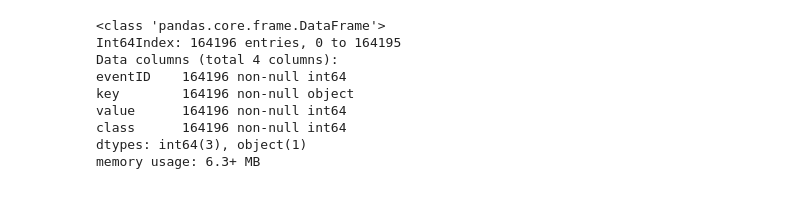
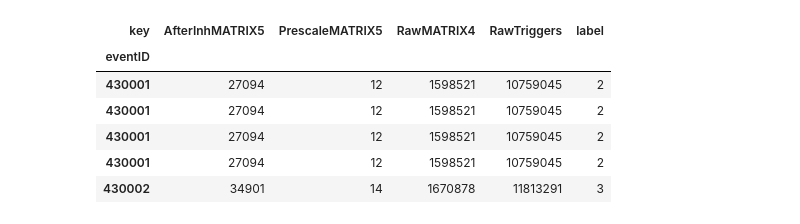
Before and after one commit to BDannowitz/polymath-progression-blog, a Jupyter notebook: violin-plots/Violin-Plot-Example.ipynb, the cells around one changed output. Cells and saved outputs as stored; diff of their text form; code cells hidden in the pictures.

```diff
--- a/violin-plots/Violin-Plot-Example.ipynb
+++ b/violin-plots/Violin-Plot-Example.ipynb
@@ -6 +59,18 @@ import numpy as np                  # For matrices, arrays, matrix math, and nan
+# %%
+# This pivoted DataFrame doesn't have the *class* field
+# Use the SQL-esque *merge* function to add it to each entry
+wide_df = (wide_df.merge(data_df[['eventID', 'label']],
+                         left_index=True,
+                         right_on='eventID')
+                  .set_index('eventID'))
+#wide_df['class'] = wide_df['class'].astype(int)
+wide_df.head()
+# %% [output]
+| key | AfterInhMATRIX5 | PrescaleMATRIX5 | RawMATRIX4 | RawTriggers | label |
+| eventID |  |  |  |  |  |
+| 430001 | 27094 | 12 | 1598521 | 10759045 | 2 |
+| 430001 | 27094 | 12 | 1598521 | 10759045 | 2 |
+| 430001 | 27094 | 12 | 1598521 | 10759045 | 2 |
+| 430001 | 27094 | 12 | 1598521 | 10759045 | 2 |
+| 430002 | 34901 | 14 | 1670878 | 11813291 | 3 |
 # %%
@@ -50,12 +85,0 @@ data_df = pd.read_csv('violin-plot-data.csv', index_col='id')
-# %%
-data_df.info()
-# %% [output]
-<class 'pandas.core.frame.DataFrame'>
-Int64Index: 164196 entries, 0 to 164195
-Data columns (total 4 columns):
-eventID    164196 non-null int64
-key        164196 non-null object
-value      164196 non-null int64
-class      164196 non-null int64
-dtypes: int64(3), object(1)
-memory usage: 6.3+ MB
```
Also changed, not shown: parts of 20 cells of this notebook, 2 other files.
